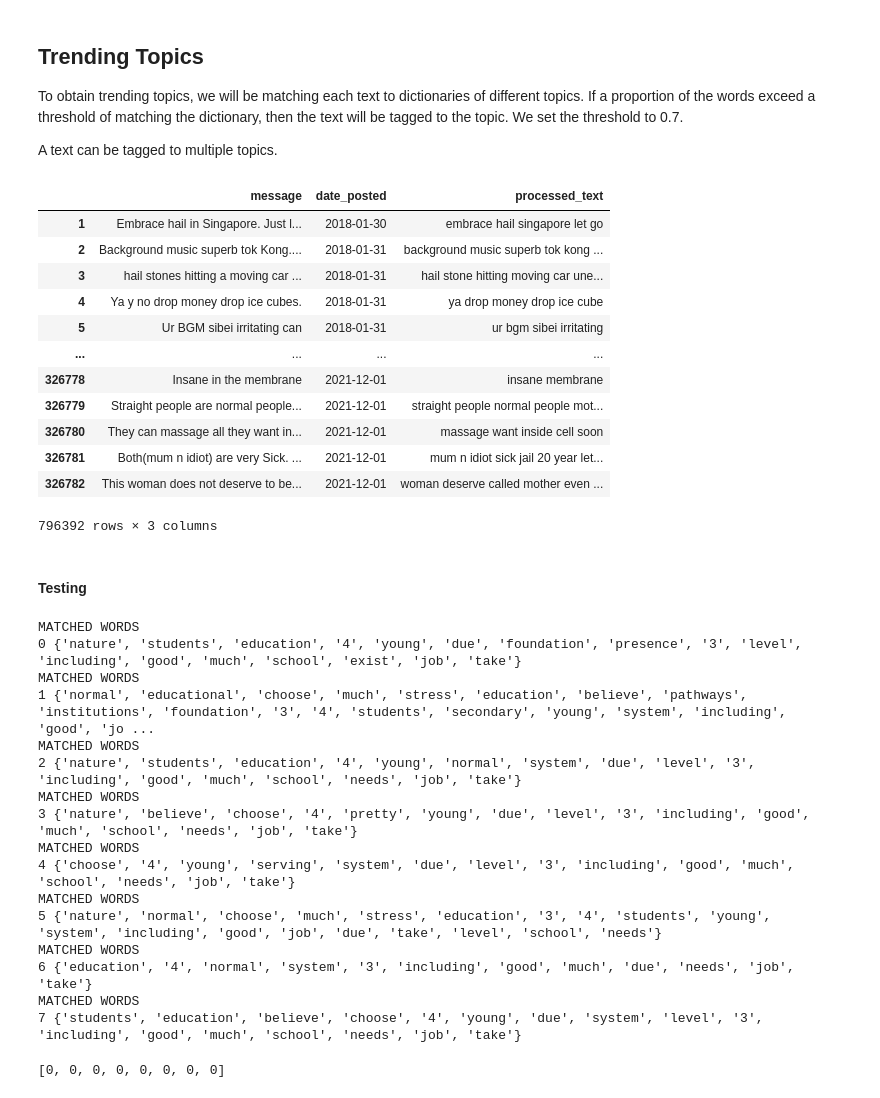
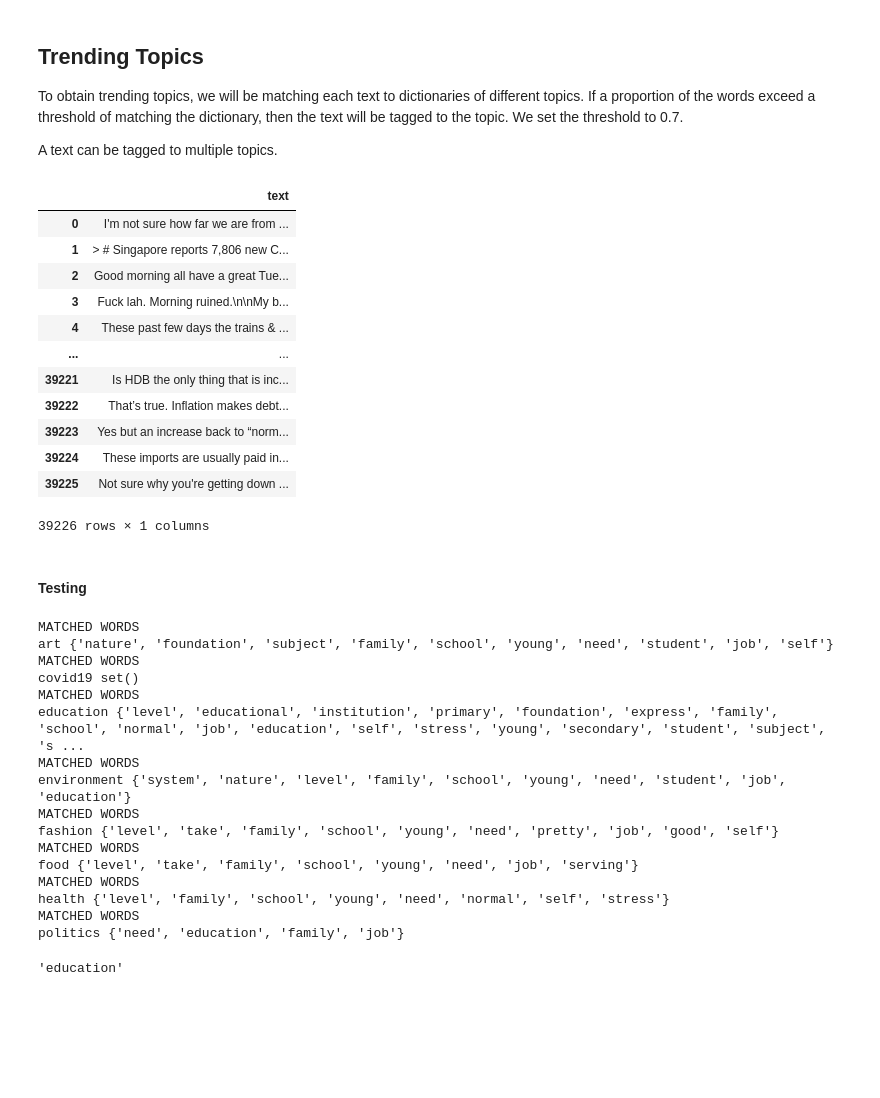
Before and after one commit to CJianYu98/SMT_Project_Experience, a Jupyter notebook: app/ml/notebook/Trending Topics.ipynb, the cells around one changed output. Cells and saved outputs as stored; diff of their text form; code cells hidden in the pictures; blank space fills up the shorter version.

```diff
--- a/app/ml/notebook/Trending Topics.ipynb
+++ b/app/ml/notebook/Trending Topics.ipynb
@@ -8,20 +14,41 @@ import pandas as pd
 # %%
-fb_data = pd.read_csv("../data/processed_facebook_text.csv", index_col=0)
-fb_data
+# fb_data = pd.read_csv("../data/processed_facebook_text.csv", index_col=0)
+# fb_data
-# %% [output]
-|  | message | date_posted | processed_text |
-| 1 | Embrace hail in Singapore. Just l... | 2018-01-30 | embrace hail singapore let go |
-| 2 | Background music superb tok Kong.... | 2018-01-31 | background music superb tok kong ... |
-| 3 | hail stones hitting a moving car ... | 2018-01-31 | hail stone hitting moving car une... |
-| 4 | Ya y no drop money drop ice cubes. | 2018-01-31 | ya drop money drop ice cube |
-| 5 | Ur BGM sibei irritating can | 2018-01-31 | ur bgm sibei irritating |
-| ... | ... | ... | ... |
-| 326778 | Insane in the membrane | 2021-12-01 | insane membrane |
-| 326779 | Straight people are normal people... | 2021-12-01 | straight people normal people mot... |
-| 326780 | They can massage all they want in... | 2021-12-01 | massage want inside cell soon |
-| 326781 | Both(mum n idiot) are very Sick. ... | 2021-12-01 | mum n idiot sick jail 20 year let... |
-| 326782 | This woman does not deserve to be... | 2021-12-01 | woman deserve called mother even ... |
-796392 rows × 3 columns
+# %%
+import json
+
+f = open("../data/2022-02-08.json")
+data = json.load(f)
+
+reddit_data = pd.DataFrame()
+
+for post_id in data:
+    comments = data[post_id]["comments"]
+    if comments:
+        for cid in comments:
+            temp_dict = {
+                "text": comments[cid].get("body"),
+            }
+            reddit_data = reddit_data.append(temp_dict, ignore_index=True)
+
+    reddit_data = reddit_data.dropna().drop_duplicates(ignore_index=True).reset_index(drop=True)
+
+reddit_data
+reddit_data.to_csv("sample_reddit_data.csv")
+# %% [output]
+|  | text |
+| 0 | I'm not sure how far we are from ... |
+| 1 | > # Singapore reports 7,806 new C... |
+| 2 | Good morning all have a great Tue... |
+| 3 | Fuck lah. Morning ruined.\n\nMy b... |
+| 4 | These past few days the trains & ... |
+| ... | ... |
+| 39221 | Is HDB the only thing that is inc... |
+| 39222 | That’s true. Inflation makes debt... |
+| 39223 | Yes but an increase back to “norm... |
+| 39224 | These imports are usually paid in... |
+| 39225 | Not sure why you're getting down ... |
+39226 rows × 1 columns
 # %%
 def get_topics(text):
     try:
@@ -62,22 +103,25 @@ def get_topics(text):
 # %% [markdown]
 #### Testing
 # %%
-get_topics(set("No, our education system is doing a pretty good job serving the educational needs of our young while not imposing too much workload or stress on them. This is due to the presence of myriad pathways that students can choose to take. Primary school students can take their subjects at foundation level or at the normal level, secondary school students can choose between 3 or 4 streams, including Express, Normal (A) and Normal (T). Tertiary students can choose between 3 to 4 educational institutions as well. I believe stress does exist but it is not due to the nature of the education system, but due to societal influence, parental/family influence or it is self-imposed by the student.".split()))
+sentence = "No, our education system is doing a pretty good job serving the educational needs of our young while not imposing too much workload or stress on them. This is due to the presence of myriad pathways that students can choose to take. Primary school students can take their subjects at foundation level or at the normal level, secondary school students can choose between 3 or 4 streams, including Express, Normal (A) and Normal (T). Tertiary students can choose between 3 to 4 educational institutions as well. I believe stress does exist but it is not due to the nature of the education system, but due to societal influence, parental/family influence or it is self-imposed by the student."
+
+cleantext= processing(sentence)
+get_topics(cleantext)
 # %% [output]
 MATCHED WORDS
-0 {'nature', 'students', 'education', '4', 'young', 'due', 'foundation', 'presence', '3', 'level', 'including', 'good', 'much', 'school', 'exist', 'job', 'take'}
+art {'nature', 'foundation', 'subject', 'family', 'school', 'young', 'need', 'student', 'job', 'self'}
 MATCHED WORDS
-1 {'normal', 'educational', 'choose', 'much', 'stress', 'education', 'believe', 'pathways', 'institutions', 'foundation', '3', '4', 'students', 'secondary', 'young', 'system', 'including', 'good', 'jo ...
+covid19 set()
 MATCHED WORDS
-2 {'nature', 'students', 'education', '4', 'young', 'normal', 'system', 'due', 'level', '3', 'including', 'good', 'much', 'school', 'needs', 'job', 'take'}
+education {'level', 'educational', 'institution', 'primary', 'foundation', 'express', 'family', 'school', 'normal', 'job', 'education', 'self', 'stress', 'young', 'secondary', 'student', 'subject', 's ...
 MATCHED WORDS
-3 {'nature', 'believe', 'choose', '4', 'pretty', 'young', 'due', 'level', '3', 'including', 'good', 'much', 'school', 'needs', 'job', 'take'}
+environment {'system', 'nature', 'level', 'family', 'school', 'young', 'need', 'student', 'job', 'education'}
 MATCHED WORDS
-4 {'choose', '4', 'young', 'serving', 'system', 'due', 'level', '3', 'including', 'good', 'much', 'school', 'needs', 'job', 'take'}
+fashion {'level', 'take', 'family', 'school', 'young', 'need', 'pretty', 'job', 'good', 'self'}
 MATCHED WORDS
-5 {'nature', 'normal', 'choose', 'much', 'stress', 'education', '3', '4', 'students', 'young', 'system', 'including', 'good', 'job', 'due', 'take', 'level', 'school', 'needs'}
+food {'level', 'take', 'family', 'school', 'young', 'need', 'job', 'serving'}
 MATCHED WORDS
-6 {'education', '4', 'normal', 'system', '3', 'including', 'good', 'much', 'due', 'needs', 'job', 'take'}
+health {'level', 'family', 'school', 'young', 'need', 'normal', 'self', 'stress'}
 MATCHED WORDS
-7 {'students', 'education', 'believe', 'choose', '4', 'young', 'due', 'system', 'level', '3', 'including', 'good', 'much', 'school', 'needs', 'job', 'take'}
+politics {'need', 'education', 'family', 'job'}
-[0, 0, 0, 0, 0, 0, 0, 0]
+'education'
```
Also changed, not shown: parts of 12 cells of this notebook.
